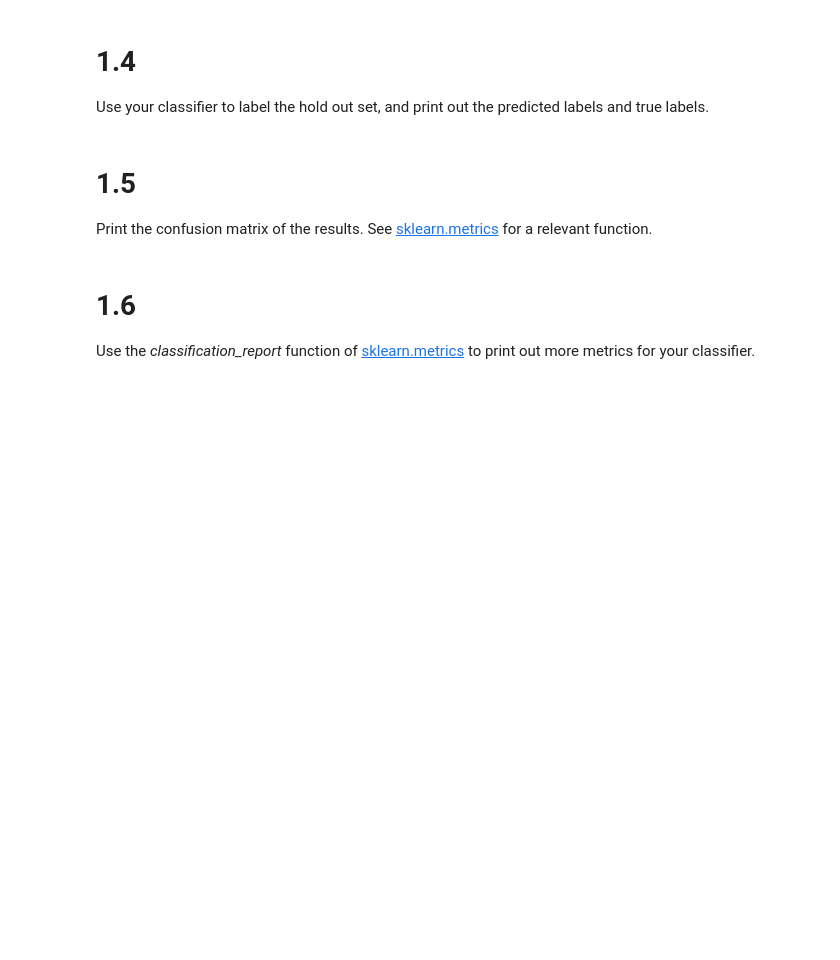
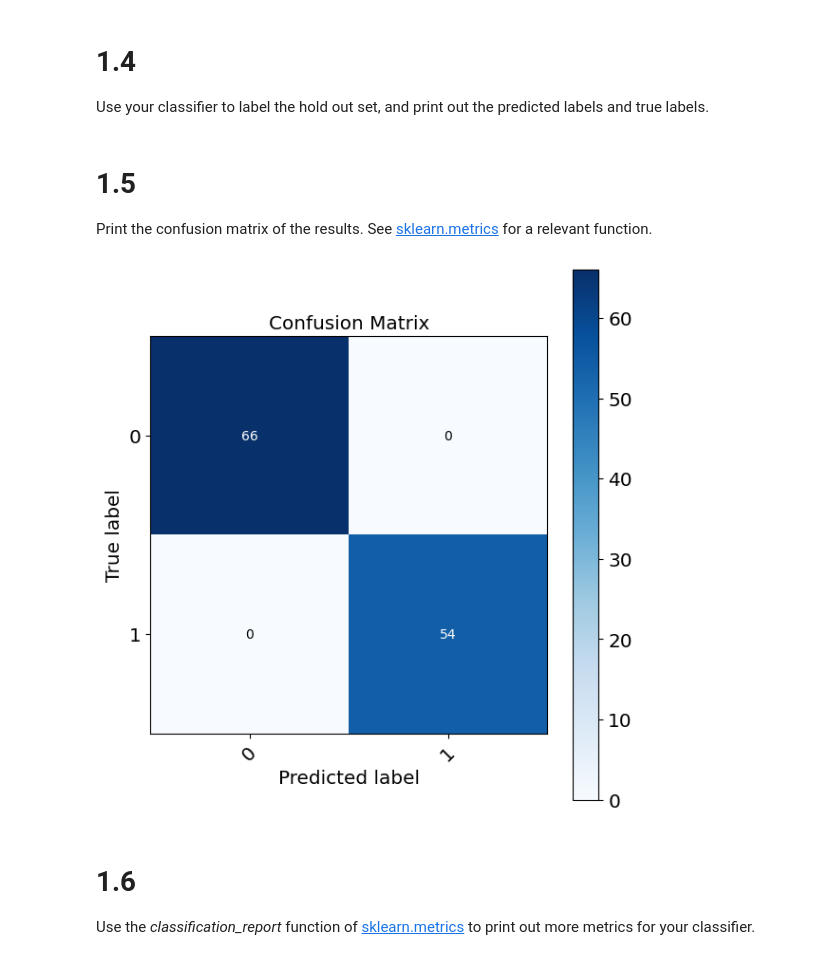
Before and after one commit to simoclemens/KTH-MusicInformaticsLabs, a Jupyter notebook: DT2470_lab02-2.ipynb, the cells around one changed output. Cells and saved outputs as stored; diff of their text form; code cells hidden in the pictures; blank space fills up the shorter version.

```diff
--- a/DT2470_lab02-2.ipynb
+++ b/DT2470_lab02-2.ipynb
@@ -74,6 +86,8 @@ from mlxtend.plotting import plot_decision_regions
 Use your classifier to label the hold out set, and print out the predicted labels and true labels.
 # %%
 # add your code below
+import sklearn
+y_prev = classifier.predict(X_test)
 # %% [markdown]
 # 1.5
 
@@ -83,3 +95,30 @@ Print the confusion matrix of the results. See [sklearn.metrics](https://scikit-
+# %%
+# add your code below
+from sklearn.metrics import confusion_matrix
+from sklearn.utils.multiclass import unique_labels
+
+cm = confusion_matrix(y_test,y_prev)
+classes = unique_labels(y_test, y_prev)
+
+plt.figure(figsize=(6, 6))
+plt.imshow(cm, interpolation='nearest', cmap=plt.cm.Blues)
+plt.title('Confusion Matrix')
+plt.colorbar()
+tick_marks = np.arange(len(classes))
+plt.xticks(tick_marks, classes, rotation=45)
+plt.yticks(tick_marks, classes)
+
+for i in range(len(classes)):
+    for j in range(len(classes)):
+        plt.text(j, i, str(cm[i, j]), va='center', ha='center',
+                 color="white" if cm[i, j] > cm.max() / 2 else "black")
+
+plt.ylabel('True label')
+plt.xlabel('Predicted label')
+plt.tight_layout()
+plt.show()
+# %% [output]
+[figure, added]
 # %% [markdown]
 # 1.6
 
```
Also changed, not shown: parts of 7 cells of this notebook, 1 other file.
